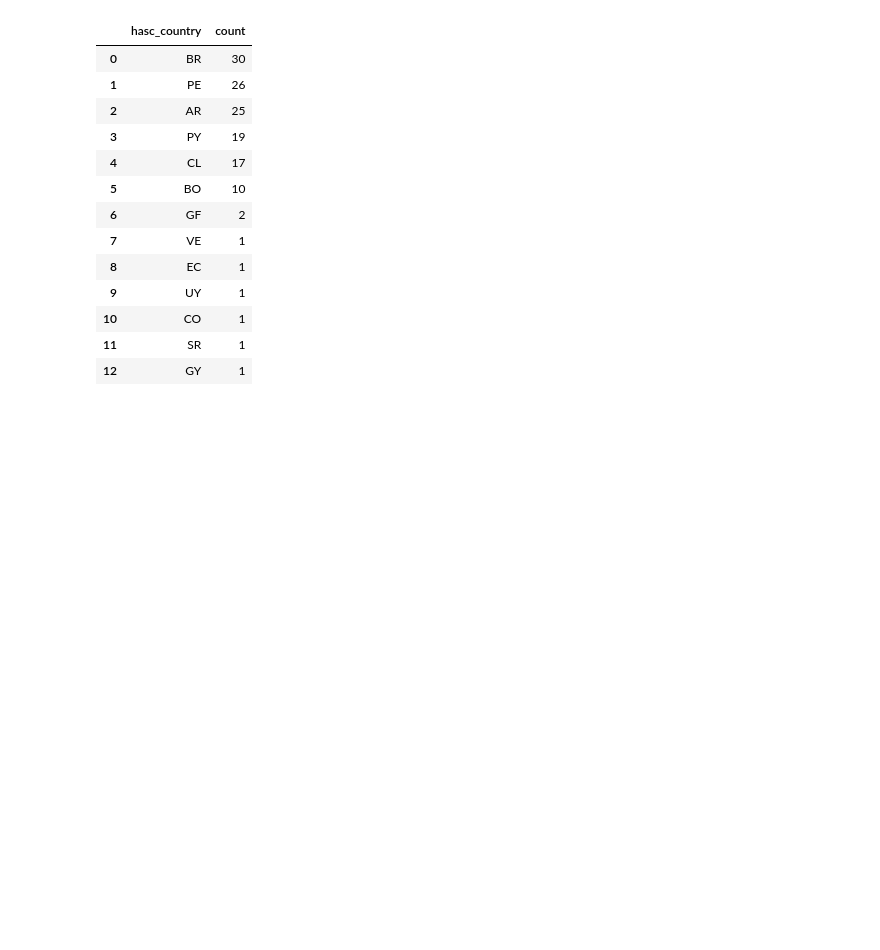
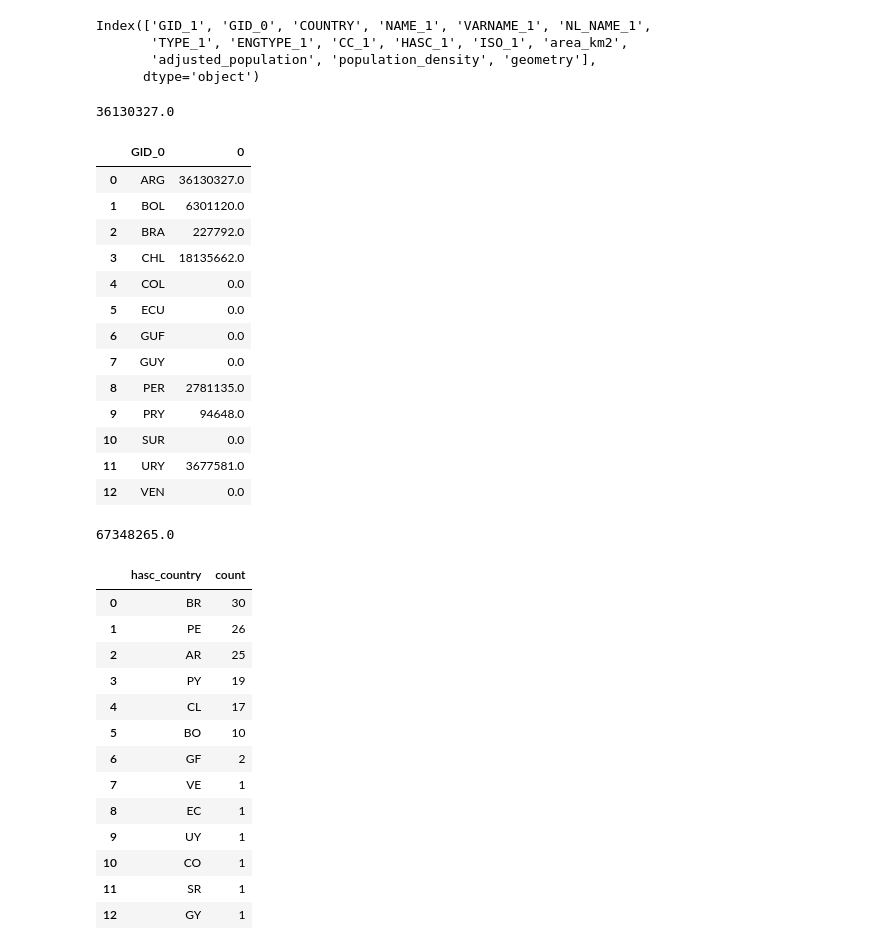
Before and after one commit to fbotero317/capacidad-estatal, a Jupyter notebook: codigo/02_analysis/02_scripts/process_kontur_southamerica_africa.ipynb, the cells around one changed output. Drawn from its saved outputs; the diff is of its cells as text; code cells hidden in the pictures; blank space fills up the shorter version.

```diff
--- a/codigo/02_analysis/02_scripts/process_kontur_southamerica_africa.ipynb
+++ b/codigo/02_analysis/02_scripts/process_kontur_southamerica_africa.ipynb
@@ -20,3 +32,38 @@ africa_kontur = gpd.read_file(f"{data_path}/spatial/kontur_boundaries_africa_202
+# %%
+southamerica_kontur.columns
+# %% [output]
+Index(['GID_1', 'GID_0', 'COUNTRY', 'NAME_1', 'VARNAME_1', 'NL_NAME_1',
+       'TYPE_1', 'ENGTYPE_1', 'CC_1', 'HASC_1', 'ISO_1', 'area_km2',
+       'adjusted_population', 'population_density', 'geometry'],
+      dtype='object')
+# %%
+southamerica_kontur[southamerica_kontur['GID_0'] == 'ARG'].adjusted_population.sum()
+# %% [output]
+36130327.0
+# %%
+
+# southamerica_kontur[southamerica_kontur['GID_0'] == 'COL'].adjusted_population.sum()
+southamerica_kontur['GID_0'].value_counts().reset_index()
+southamerica_kontur.groupby('GID_0').apply(lambda x: x['adjusted_population'].sum() ).reset_index()
+# %% [output]
+|  | GID_0 | 0 |
+| 0 | ARG | 36130327.0 |
+| 1 | BOL | 6301120.0 |
+| 2 | BRA | 227792.0 |
+| 3 | CHL | 18135662.0 |
+| 4 | COL | 0.0 |
+| 5 | ECU | 0.0 |
+| 6 | GUF | 0.0 |
+| 7 | GUY | 0.0 |
+| 8 | PER | 2781135.0 |
+| 9 | PRY | 94648.0 |
+| 10 | SUR | 0.0 |
+| 11 | URY | 3677581.0 |
+| 12 | VEN | 0.0 |
+# %%
+southamerica_kontur.adjusted_population.sum()
+# %% [output]
+67348265.0
 # %%
 southamerica_kontur_f=southamerica_kontur[southamerica_kontur['admin_level'] == 4].copy()
 # %%
```
Also changed, not shown: parts of 14 cells of this notebook, 17 other files.
